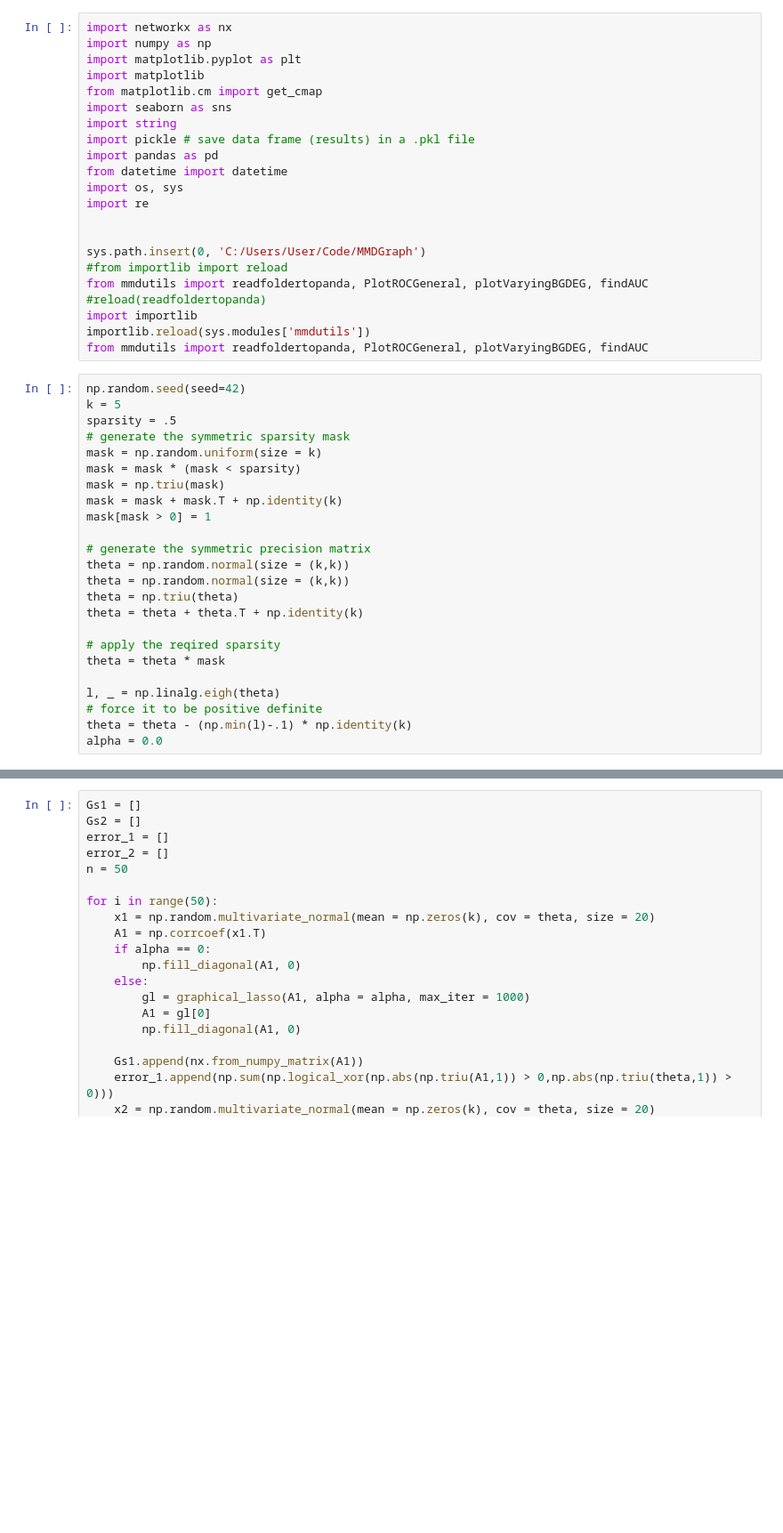
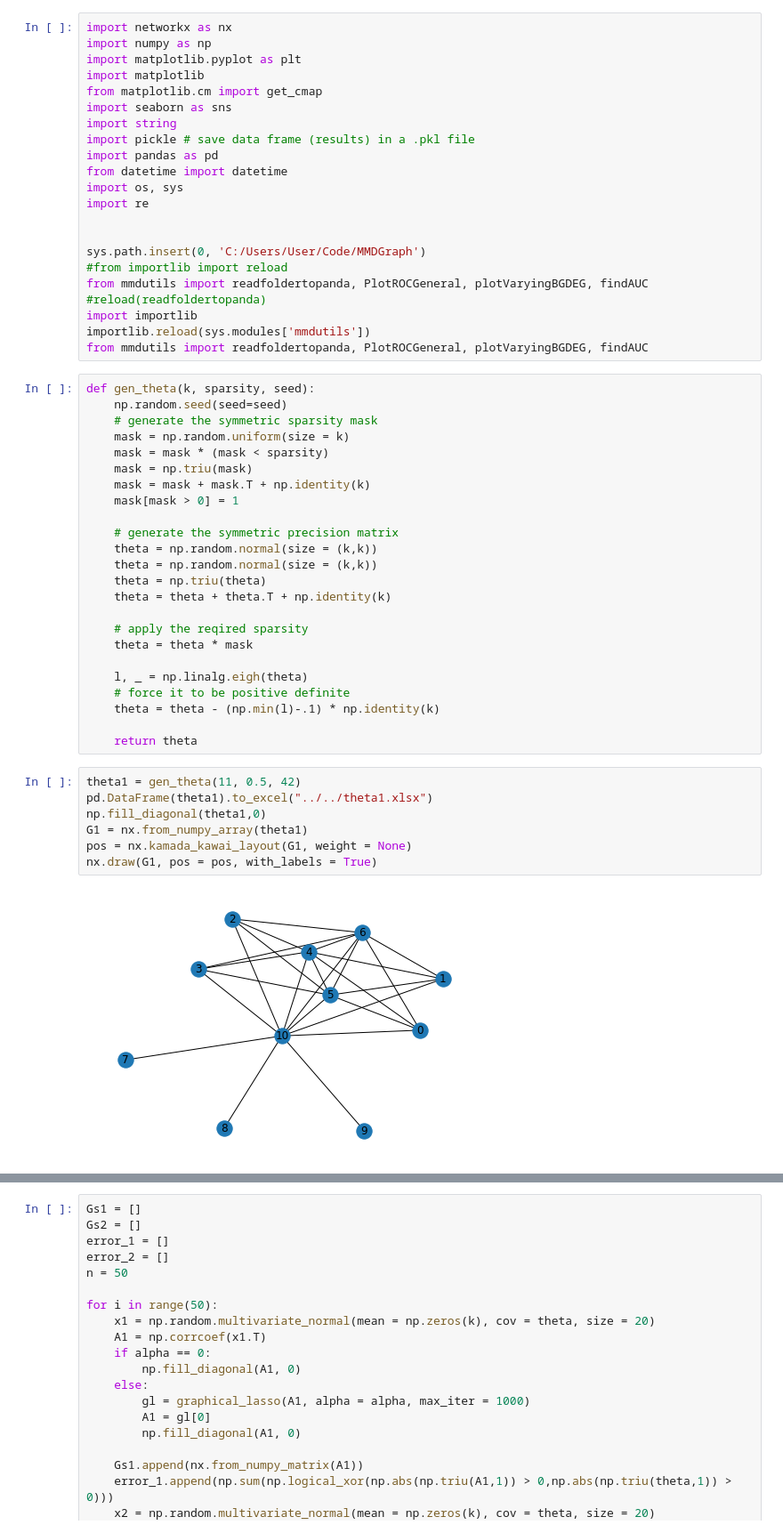
Before and after one commit to ragnarlevi/GTST, a Jupyter notebook: Analysis/lasso_mmd.ipynb, the cells around one changed output, grey strips where cells are left out. Shown at 89% size. Cells and saved outputs as stored; diff of their text form; blank space fills up the shorter version.

```diff
--- a/Analysis/lasso_mmd.ipynb
+++ b/Analysis/lasso_mmd.ipynb
@@ -21,26 +21,35 @@ import importlib
 importlib.reload(sys.modules['mmdutils'])
 from mmdutils import readfoldertopanda, PlotROCGeneral, plotVaryingBGDEG, findAUC
 # %%
-np.random.seed(seed=42)
-k = 5
-sparsity = .5
-# generate the symmetric sparsity mask
-mask = np.random.uniform(size = k)
-mask = mask * (mask < sparsity)
-mask = np.triu(mask)
-mask = mask + mask.T + np.identity(k)
-mask[mask > 0] = 1
+def gen_theta(k, sparsity, seed):
+    np.random.seed(seed=seed)
+    # generate the symmetric sparsity mask
+    mask = np.random.uniform(size = k)
+    mask = mask * (mask < sparsity)
+    mask = np.triu(mask)
+    mask = mask + mask.T + np.identity(k)
+    mask[mask > 0] = 1
 
-# generate the symmetric precision matrix
-theta = np.random.normal(size = (k,k))
-theta = np.random.normal(size = (k,k))
-theta = np.triu(theta)
-theta = theta + theta.T + np.identity(k)
+    # generate the symmetric precision matrix
+    theta = np.random.normal(size = (k,k))
+    theta = np.random.normal(size = (k,k))
+    theta = np.triu(theta)
+    theta = theta + theta.T + np.identity(k)
 
-# apply the reqired sparsity
-theta = theta * mask
+    # apply the reqired sparsity
+    theta = theta * mask
 
-l, _ = np.linalg.eigh(theta)
-# force it to be positive definite
-theta = theta - (np.min(l)-.1) * np.identity(k)
-alpha = 0.0
+    l, _ = np.linalg.eigh(theta)
+    # force it to be positive definite
+    theta = theta - (np.min(l)-.1) * np.identity(k)
+
+    return theta
+# %%
+theta1 = gen_theta(11, 0.5, 42)
+pd.DataFrame(theta1).to_excel("../../theta1.xlsx")
+np.fill_diagonal(theta1,0)
+G1 = nx.from_numpy_array(theta1)
+pos = nx.kamada_kawai_layout(G1, weight = None)
+nx.draw(G1, pos = pos, with_labels = True)
+# %% [output]
+[figure, added]
```
Also changed, not shown: parts of 13 cells of this notebook, 34 other files.
